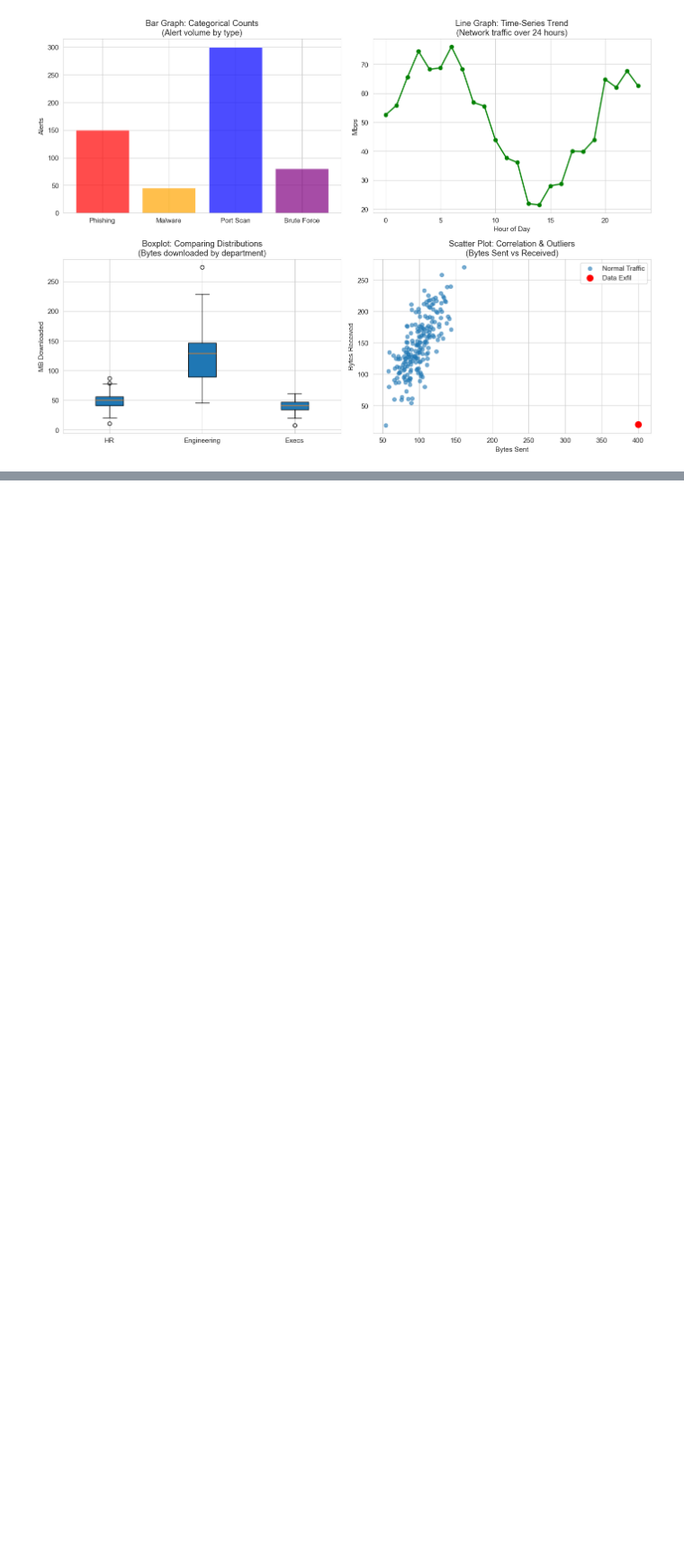
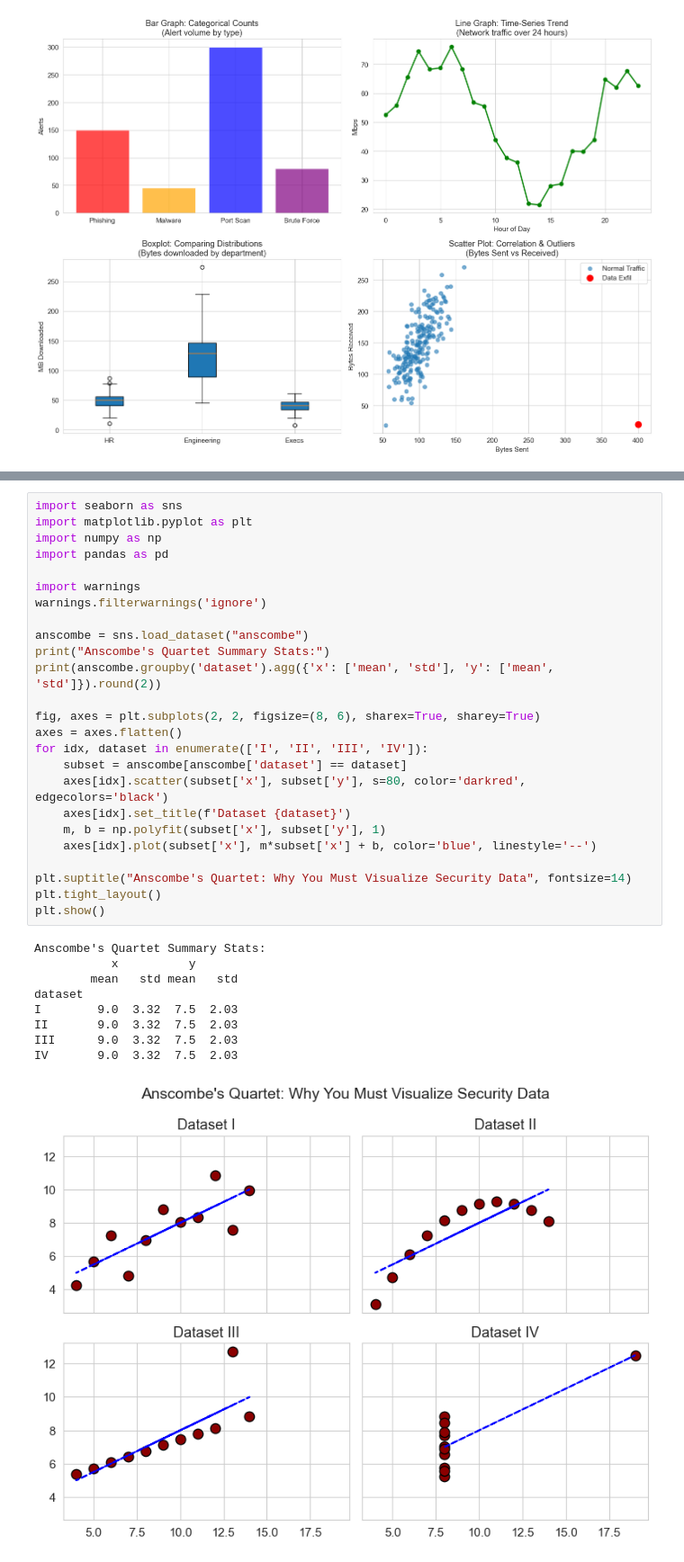
Before and after one commit to Btlyons1/Data-Science-For-Security-Engineers, a Jupyter notebook: Data_Science_for_Security_Engineers.ipynb, the cells around one changed output, grey strips where cells are left out. Shown at 90% size. Saved outputs shown, nothing was run; the diff lists cells and outputs as text; blank space fills up the shorter version.

```diff
--- a/Data_Science_for_Security_Engineers.ipynb
+++ b/Data_Science_for_Security_Engineers.ipynb
@@ -1442,3 +1487,38 @@ Pie charts are mathematically terrible for comparing quantities because the huma
+# %%
+import seaborn as sns
+import matplotlib.pyplot as plt
+import numpy as np
+import pandas as pd
+
+import warnings
+warnings.filterwarnings('ignore')
+
+anscombe = sns.load_dataset("anscombe")
+print("Anscombe's Quartet Summary Stats:")
+print(anscombe.groupby('dataset').agg({'x': ['mean', 'std'], 'y': ['mean', 'std']}).round(2))
+
+fig, axes = plt.subplots(2, 2, figsize=(8, 6), sharex=True, sharey=True)
+axes = axes.flatten()
+for idx, dataset in enumerate(['I', 'II', 'III', 'IV']):
+    subset = anscombe[anscombe['dataset'] == dataset]
+    axes[idx].scatter(subset['x'], subset['y'], s=80, color='darkred', edgecolors='black')
+    axes[idx].set_title(f'Dataset {dataset}')
+    m, b = np.polyfit(subset['x'], subset['y'], 1)
+    axes[idx].plot(subset['x'], m*subset['x'] + b, color='blue', linestyle='--')
+
+plt.suptitle("Anscombe's Quartet: Why You Must Visualize Security Data", fontsize=14)
+plt.tight_layout()
+plt.show()
+# %% [output]
+Anscombe's Quartet Summary Stats:
+           x          y
+        mean   std mean   std
+dataset
+I        9.0  3.32  7.5  2.03
+II       9.0  3.32  7.5  2.03
+III      9.0  3.32  7.5  2.03
+IV       9.0  3.32  7.5  2.03
+[figure, added]
 # %% [markdown]
 <a id='chapter-7'></a>
 # Chapter 7: What is a Distribution?
```
Also changed, not shown: parts of 145 cells of this notebook, 18 other files.
